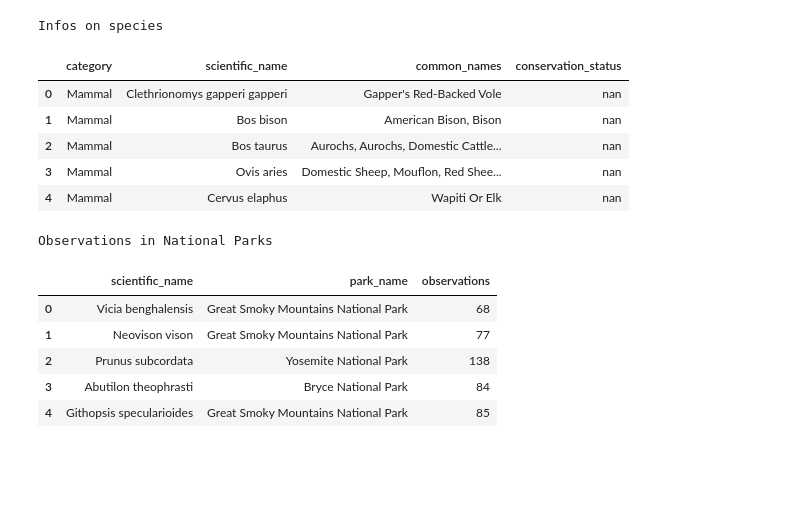
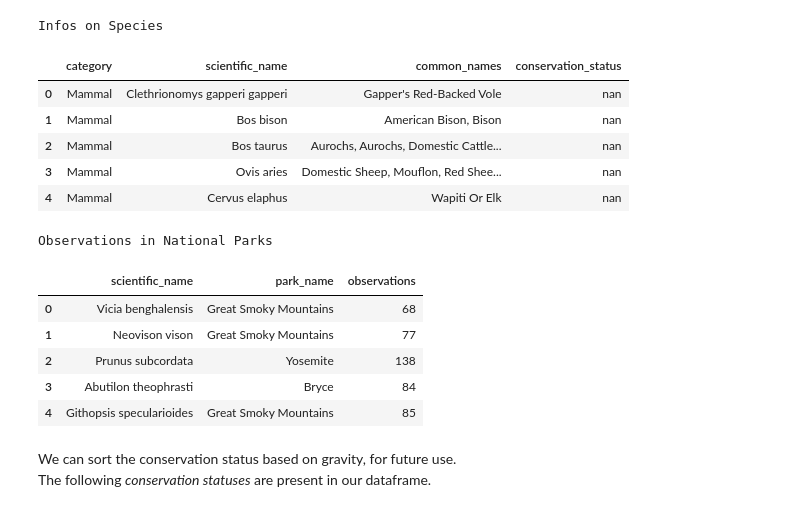
Before and after one commit to Michele-Alberti/DS-biodiversity-portfolio-project, a Jupyter notebook: biodiversity.ipynb, the cells around one changed output. Saved outputs shown, nothing was run; the diff lists cells and outputs as text; code cells hidden in the pictures; blank space fills up the shorter version.

```diff
--- a/biodiversity.ipynb
+++ b/biodiversity.ipynb
@@ -14,23 +27,31 @@ Load CSV files and assign them to pandas dataframes.
 # %%
+# Set dataframe column width
+df_width = '120px'
+
 # Import infos on species
 s_info_df = pd.read_csv('species_info.csv')
 display(s_info_df.head().style.set_caption('Infos on Species'))
 
-# Import infos on species
+# Import infos on observations
 obs_df = pd.read_csv('observations.csv')
+# Remove 'national park' from park name (smaller labels on graphs)
+obs_df.park_name = obs_df.park_name.str.replace('national park','', case=False)
 display(obs_df.head().style.set_caption('Observations in National Parks'))
 # %% [output]
-Infos on species
+Infos on Species
 |  | category | scientific_name | common_names | conservation_status |
 | 0 | Mammal | Clethrionomys gapperi gapperi | Gapper's Red-Backed Vole | nan |
 | 1 | Mammal | Bos bison | American Bison, Bison | nan |
 | 2 | Mammal | Bos taurus | Aurochs, Aurochs, Domestic Cattle... | nan |
 | 3 | Mammal | Ovis aries | Domestic Sheep, Mouflon, Red Shee... | nan |
 | 4 | Mammal | Cervus elaphus | Wapiti Or Elk | nan |
 Observations in National Parks
 |  | scientific_name | park_name | observations |
-| 0 | Vicia benghalensis | Great Smoky Mountains National Park | 68 |
-| 1 | Neovison vison | Great Smoky Mountains National Park | 77 |
-| 2 | Prunus subcordata | Yosemite National Park | 138 |
-| 3 | Abutilon theophrasti | Bryce National Park | 84 |
-| 4 | Githopsis specularioides | Great Smoky Mountains National Park | 85 |
+| 0 | Vicia benghalensis | Great Smoky Mountains | 68 |
+| 1 | Neovison vison | Great Smoky Mountains | 77 |
+| 2 | Prunus subcordata | Yosemite | 138 |
+| 3 | Abutilon theophrasti | Bryce | 84 |
+| 4 | Githopsis specularioides | Great Smoky Mountains | 85 |
+# %% [markdown]
+We can sort the conservation status based on gravity, for future use.\
+The following *conservation statuses* are present in our dataframe.
```
Also changed, not shown: parts of 43 cells of this notebook.
